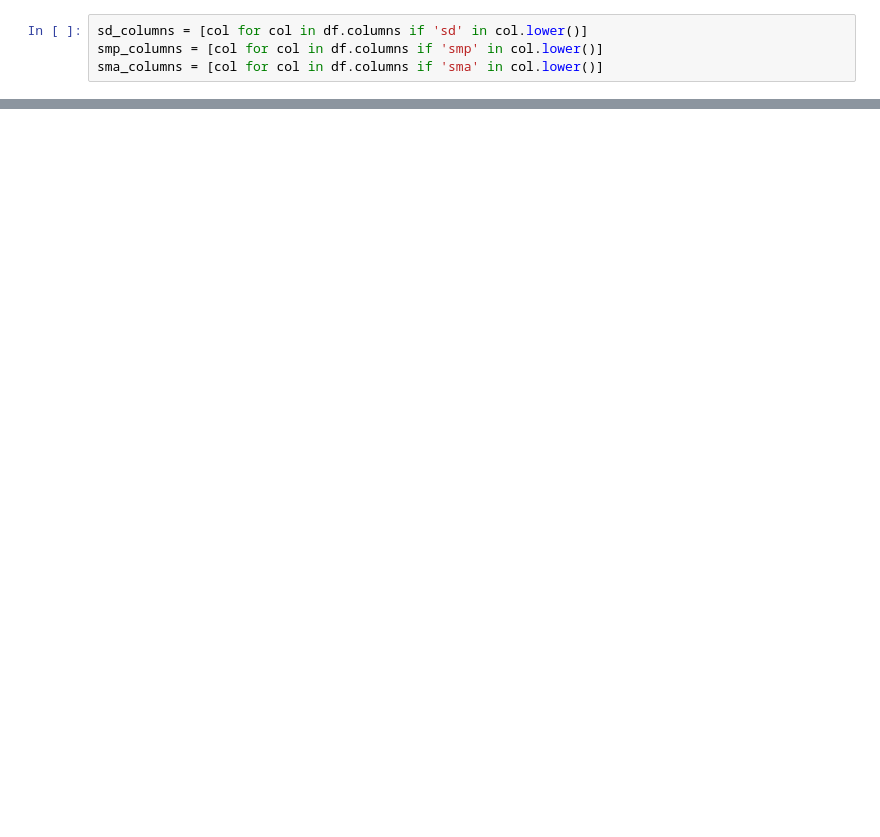
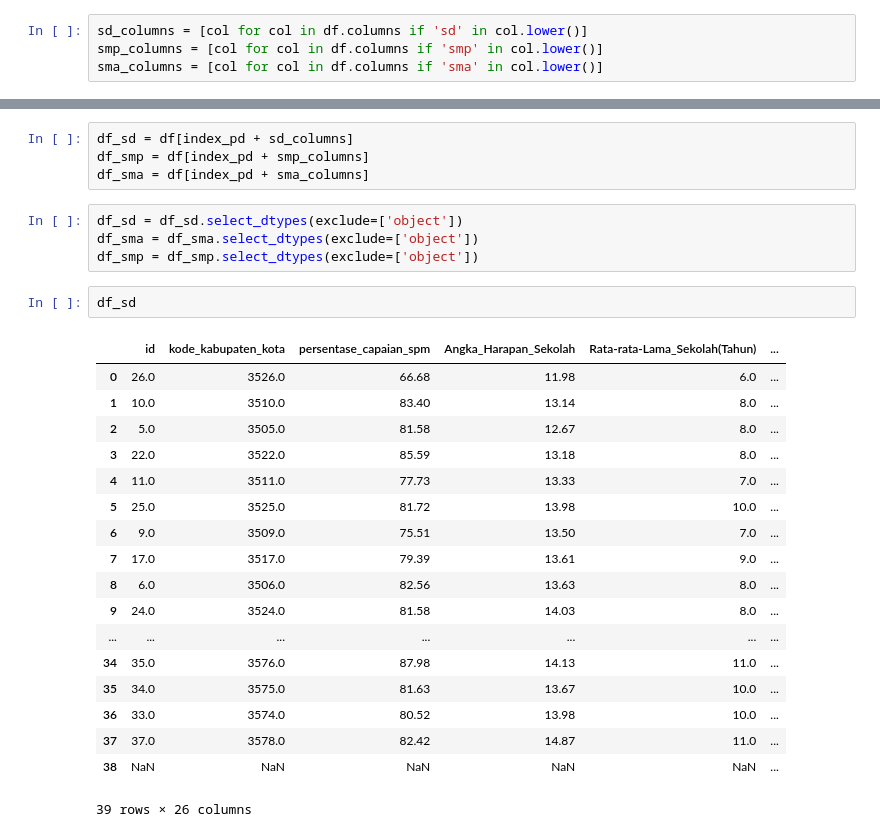
Before and after one commit to MCXGenesis/JatimDatathon-EmotKucing, a Jupyter notebook: datathon.ipynb, the cells around one changed output, grey strips where cells are left out. Cells and saved outputs as stored; diff of their text form; blank space fills up the shorter version.

```diff
--- a/datathon.ipynb
+++ b/datathon.ipynb
@@ -56,0 +141,29 @@ df.drop('Putus_Sekolah(SMK/MAK)', axis=1)
+# %%
+df_sd = df[index_pd + sd_columns]
+df_smp = df[index_pd + smp_columns]
+df_sma = df[index_pd + sma_columns]
+# %%
+df_sd = df_sd.select_dtypes(exclude=['object'])
+df_sma = df_sma.select_dtypes(exclude=['object'])
+df_smp = df_smp.select_dtypes(exclude=['object'])
+# %%
+df_sd
+# %% [output]
+|  | id | kode_kabupaten_kota | persentase_capaian_spm | Angka_Harapan_Sekolah | Rata-rata-Lama_Sekolah(Tahun) | ... |
+| 0 | 26.0 | 3526.0 | 66.68 | 11.98 | 6.0 | ... |
+| 1 | 10.0 | 3510.0 | 83.40 | 13.14 | 8.0 | ... |
+| 2 | 5.0 | 3505.0 | 81.58 | 12.67 | 8.0 | ... |
+| 3 | 22.0 | 3522.0 | 85.59 | 13.18 | 8.0 | ... |
+| 4 | 11.0 | 3511.0 | 77.73 | 13.33 | 7.0 | ... |
+| 5 | 25.0 | 3525.0 | 81.72 | 13.98 | 10.0 | ... |
+| 6 | 9.0 | 3509.0 | 75.51 | 13.50 | 7.0 | ... |
+| 7 | 17.0 | 3517.0 | 79.39 | 13.61 | 9.0 | ... |
+| 8 | 6.0 | 3506.0 | 82.56 | 13.63 | 8.0 | ... |
+| 9 | 24.0 | 3524.0 | 81.58 | 14.03 | 8.0 | ... |
+| ... | ... | ... | ... | ... | ... | ... |
+| 34 | 35.0 | 3576.0 | 87.98 | 14.13 | 11.0 | ... |
+| 35 | 34.0 | 3575.0 | 81.63 | 13.67 | 10.0 | ... |
+| 36 | 33.0 | 3574.0 | 80.52 | 13.98 | 10.0 | ... |
+| 37 | 37.0 | 3578.0 | 82.42 | 14.87 | 11.0 | ... |
+| 38 | NaN | NaN | NaN | NaN | NaN | ... |
+39 rows × 26 columns
```
Also changed, not shown: parts of 10 cells of this notebook.
